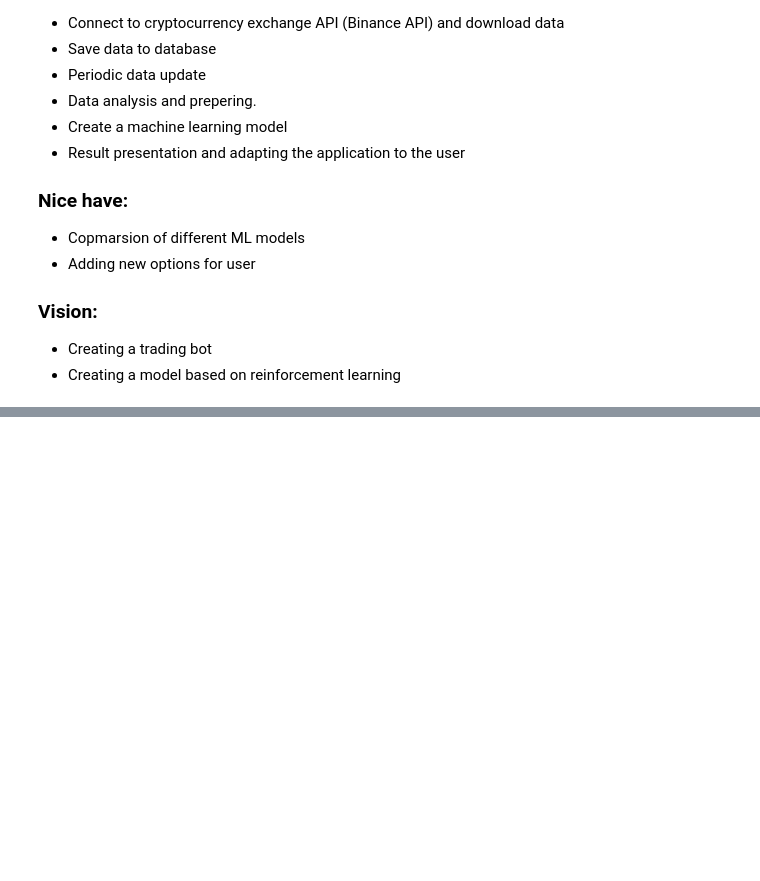
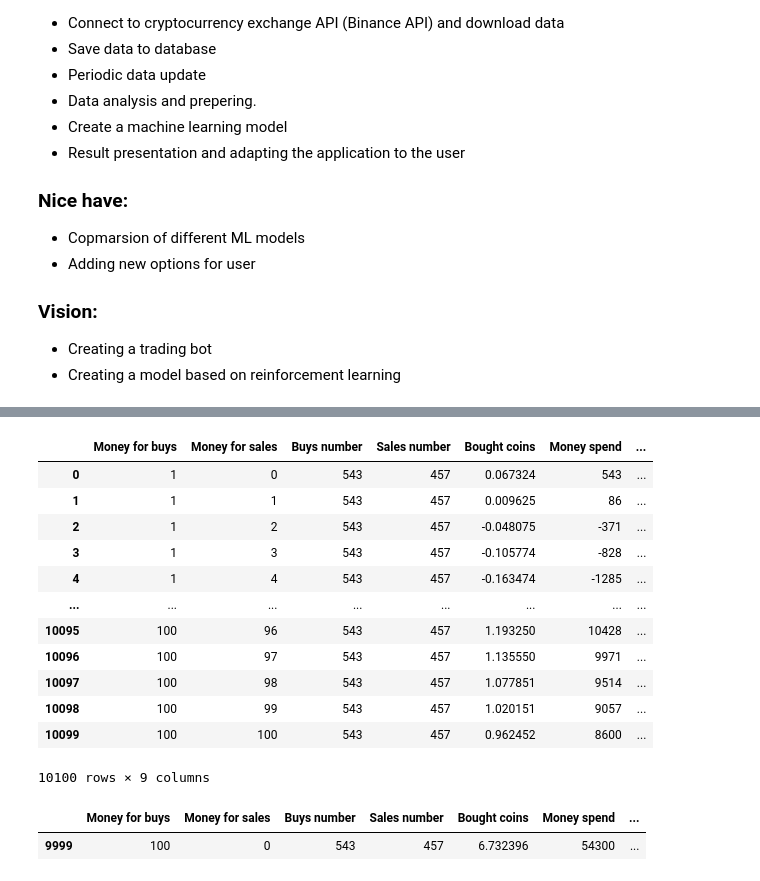
Before and after one commit to Adam-Palacz/crypto_ml, a Jupyter notebook: crypto_ml.ipynb, the cells around one changed output, grey strips where cells are left out. Cells and saved outputs as stored; diff of their text form; code cells hidden in the pictures; blank space fills up the shorter version.

Commit message:
add buys and sales combinations research

```diff
--- a/crypto_ml.ipynb
+++ b/crypto_ml.ipynb
@@ -320,0 +378,22 @@ Profit: 4699.0
+# %%
+df = pd.read_csv('buys_sales_simulation_df_BTCUSDT_1d.csv')
+df
+# %% [output]
+|  | Money for buys | Money for sales | Buys number | Sales number | Bought coins | Money spend | ... |
+| 0 | 1 | 0 | 543 | 457 | 0.067324 | 543 | ... |
+| 1 | 1 | 1 | 543 | 457 | 0.009625 | 86 | ... |
+| 2 | 1 | 2 | 543 | 457 | -0.048075 | -371 | ... |
+| 3 | 1 | 3 | 543 | 457 | -0.105774 | -828 | ... |
+| 4 | 1 | 4 | 543 | 457 | -0.163474 | -1285 | ... |
+| ... | ... | ... | ... | ... | ... | ... | ... |
+| 10095 | 100 | 96 | 543 | 457 | 1.193250 | 10428 | ... |
+| 10096 | 100 | 97 | 543 | 457 | 1.135550 | 9971 | ... |
+| 10097 | 100 | 98 | 543 | 457 | 1.077851 | 9514 | ... |
+| 10098 | 100 | 99 | 543 | 457 | 1.020151 | 9057 | ... |
+| 10099 | 100 | 100 | 543 | 457 | 0.962452 | 8600 | ... |
+10100 rows × 9 columns
+# %%
+df.loc[df['profit'] == df['profit'].max()]
+# %% [output]
+|  | Money for buys | Money for sales | Buys number | Sales number | Bought coins | Money spend | ... |
+| 9999 | 100 | 0 | 543 | 457 | 6.732396 | 54300 | ... |
```
Also changed, not shown: parts of 15 cells of this notebook.
